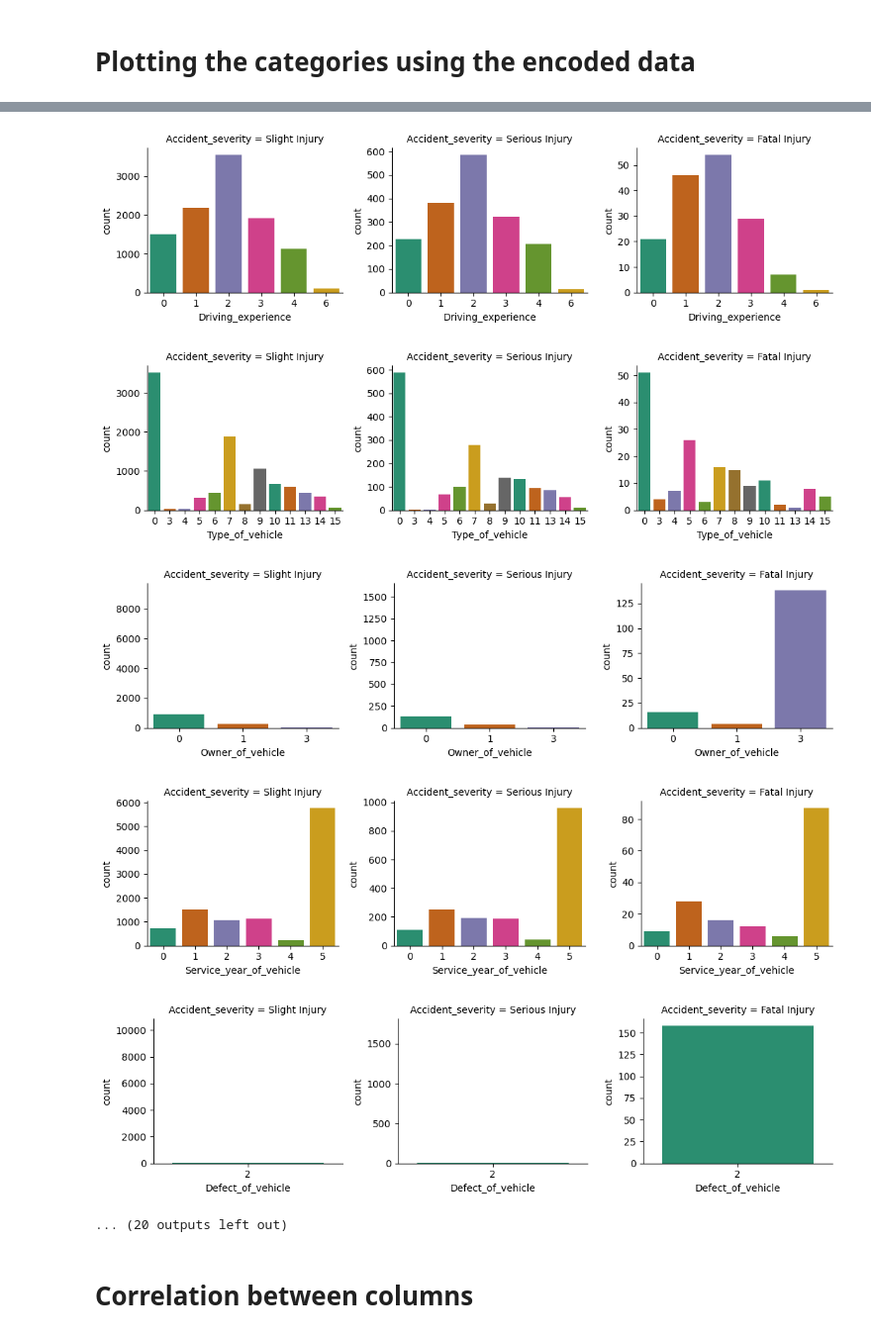
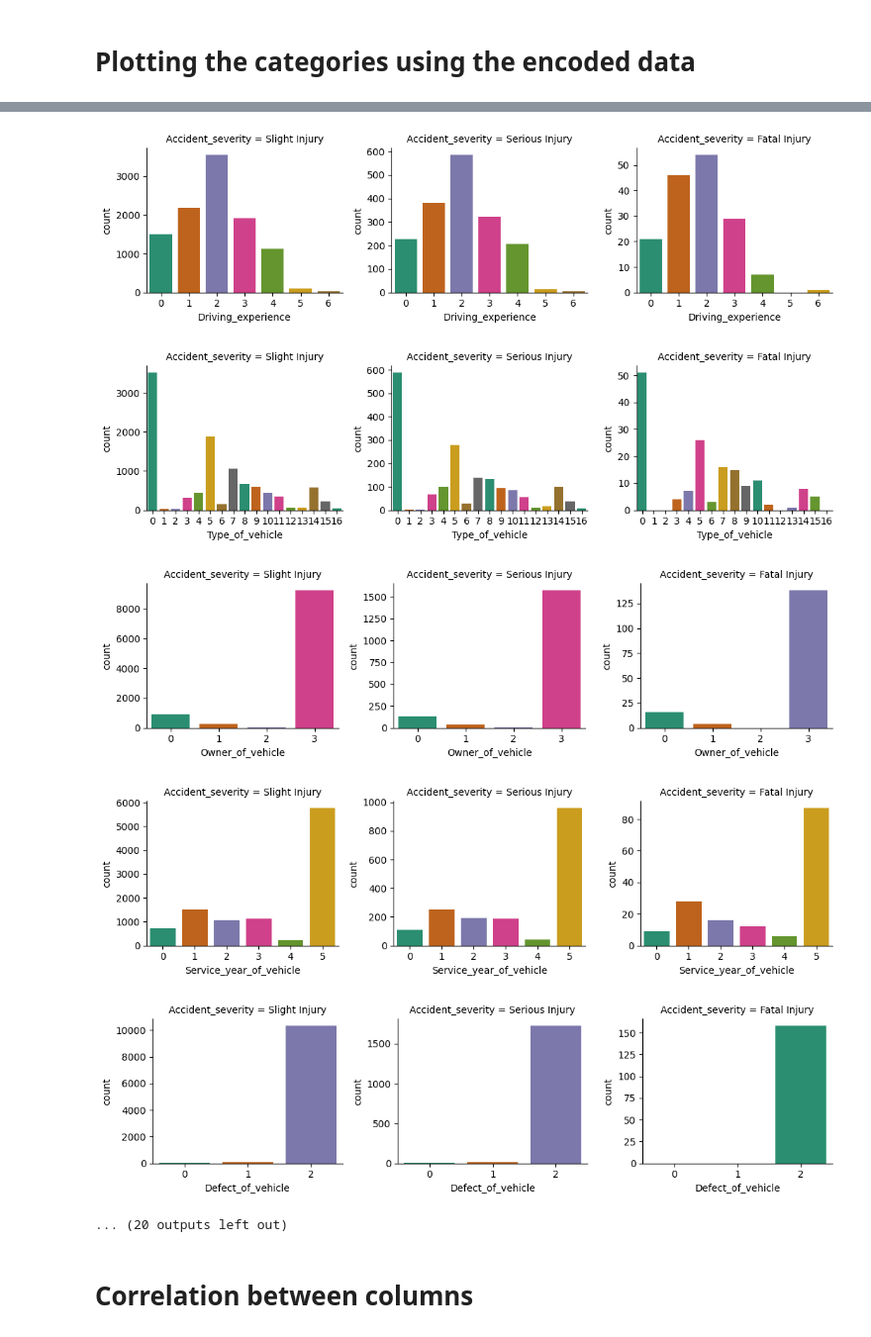
Before and after one commit to viti16/Roadseverity_multi-class_classification_ML, a Jupyter notebook: roadseverityclass.ipynb, the cells around one changed output, grey strips where cells are left out. Shown at 99% size. Cells and saved outputs as stored; diff of their text form; code cells hidden in the pictures.

```diff
--- a/roadseverityclass.ipynb
+++ b/roadseverityclass.ipynb
@@ -28,7 +42,7 @@ from imblearn.over_sampling import SMOTE
 # %% [markdown]
 # Load dataset
 # %%
-alldata=pd.read_csv('RTA Dataset.csv')
+alldata=pd.read_csv('/content/drive/MyDrive/Colab Notebooks/Roadseverity_multi-class_classification_ML-main/RTA Dataset.csv')
 # %%
 alldata
 # %% [output]
@@ -257,8 +271,8 @@ alldata
 import warnings
 warnings.filterwarnings( "ignore", module = "seaborn\..*" )
 
-for col in newdata.drop('Accident_severity', axis=1):
-    g = sns.FacetGrid(newdata, col='Accident_severity', aspect=1.2, sharey=False)
+for col in alldata.drop('Accident_severity', axis=1):
+    g = sns.FacetGrid(alldata, col='Accident_severity', aspect=1.2, sharey=False)
     g.map(sns.countplot, col, palette = 'Dark2')
     plt.show()
 # %% [output]
@@ -272,8 +286,8 @@ for col in newdata.drop('Accident_severity', axis=1):
-[figure, old version]
+[figure, new version]
-[figure, old version]
+[figure, new version]
-[figure, old version]
+[figure, new version]
 [figure]
-[figure, old version]
+[figure, new version]
 ... (20 outputs left out)
 # %% [markdown]
 # Correlation between columns
```
Also changed, not shown: parts of 9 cells of this notebook.
